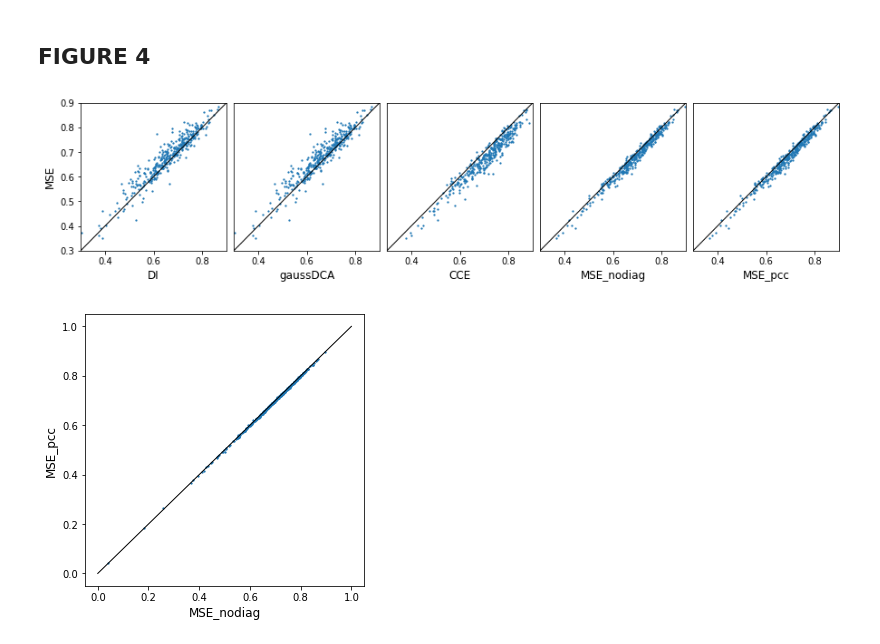
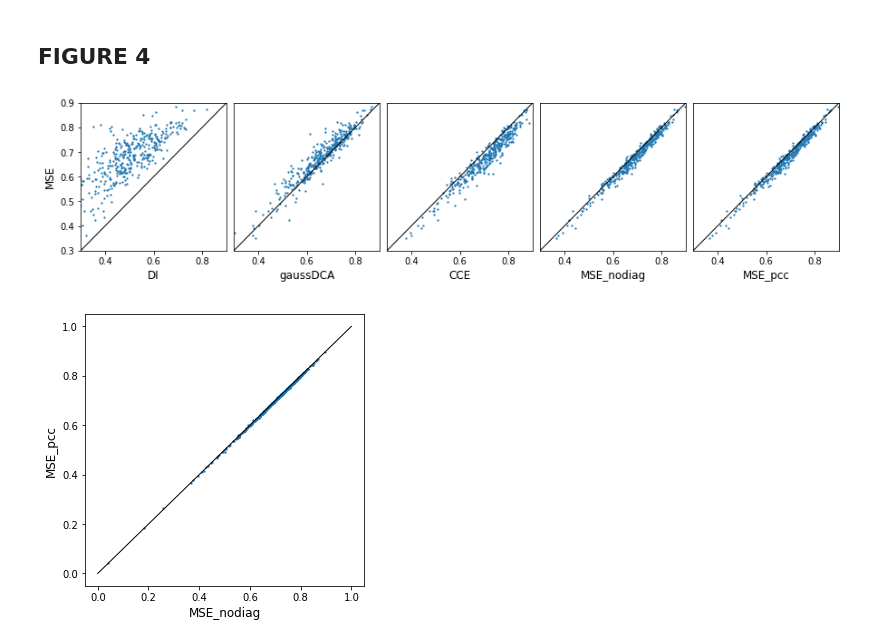
Before and after one commit to sokrypton/seqmodels, a Jupyter notebook: seqmodels.ipynb, the cells around one changed output. Saved outputs shown, nothing was run; the diff lists cells and outputs as text; code cells hidden in the pictures.

Commit message:
Updating figure

```diff
--- a/seqmodels.ipynb
+++ b/seqmodels.ipynb
@@ -410,7 +410,7 @@ a, b = 0.3,0.9
 ticks = [0.4,0.6,0.8]
 
 plt.subplot(1,5,1)
-plt.scatter(AUC[:,1],AUC[:,3],s=1.5);
+plt.scatter(AUC[:,0],AUC[:,3],s=1.5);
 plt.ylim(a,b); plt.xlim(a,b)
 plt.xlabel("DI",fontsize=12);
 plt.plot([0,1],[0,1],c="black",linewidth=1)
@@ -425,34 +425,34 @@ plt.plot([0,1],[0,1],c="black",linewidth=1)
 plt.xticks(ticks); plt.yticks(ticks)
 plt.gca().axes.get_yaxis().set_visible(False)
 
 plt.subplot(1,5,3)
 plt.scatter(AUC[:,2],AUC[:,3],s=1.5);
 plt.ylim(a,b); plt.xlim(a,b)
 plt.xlabel("CCE",fontsize=12);
 plt.plot([0,1],[0,1],c="black",linewidth=1)
 plt.xticks(ticks)
 plt.gca().axes.get_yaxis().set_visible(False)
 
 plt.subplot(1,5,4)
 plt.scatter(AUC[:,4],AUC[:,3],s=1.5);
 plt.ylim(a,b); plt.xlim(a,b)
 plt.xlabel("MSE_nodiag",fontsize=12);
 plt.plot([0,1],[0,1],c="black",linewidth=1)
 plt.xticks(ticks)
 plt.gca().axes.get_yaxis().set_visible(False)
 
 plt.subplot(1,5,5)
 plt.scatter(AUC[:,5],AUC[:,3],s=1.5);
 plt.ylim(a,b); plt.xlim(a,b)
 plt.xlabel("MSE_pcc",fontsize=12);
 plt.plot([0,1],[0,1],c="black",linewidth=1)
 plt.xticks(ticks)
 plt.gca().axes.get_yaxis().set_visible(False)
 
 
 plt.savefig("unified_fig4_b.pdf",bbox_inches = "tight")
 # %% [output]
-[figure, old version]
+[figure, new version]
 # %%
 plt.figure(figsize=(5,5))
 plt.scatter(AUC[:,4],AUC[:,5],s=1.5);
```
